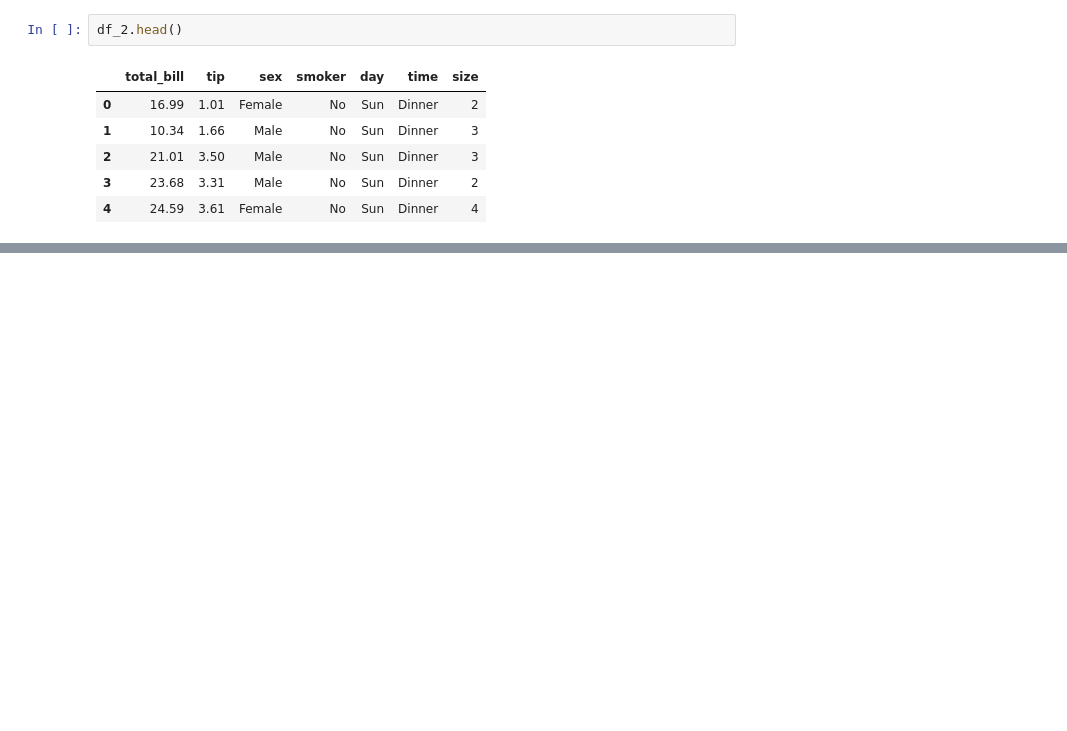
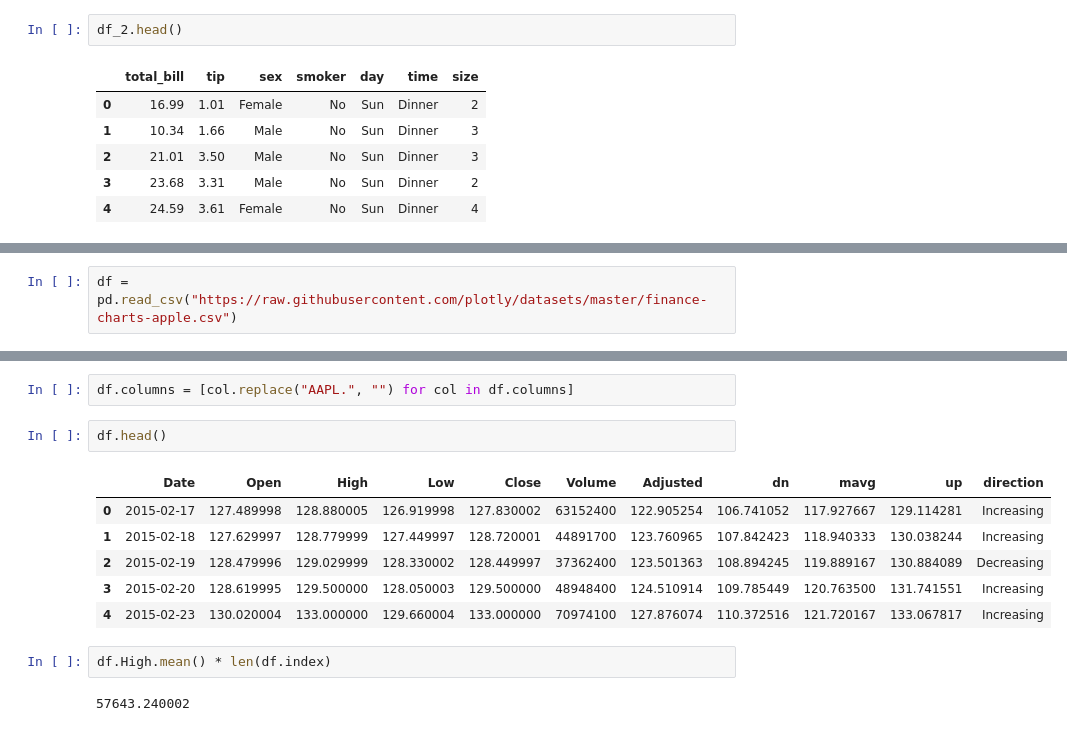
Before and after one commit to sqb-codes/MH_Python_24, a Jupyter notebook: DU_MH_DataScience/PlotlyIntroduction.ipynb, the cells around one changed output, grey strips where cells are left out. Drawn from its saved outputs; the diff is of its cells as text; blank space fills up the shorter version.

```diff
--- a/DU_MH_DataScience/PlotlyIntroduction.ipynb
+++ b/DU_MH_DataScience/PlotlyIntroduction.ipynb
@@ -94,0 +232,2 @@ plot.show()
+# %%
+df = pd.read_csv("https://raw.githubusercontent.com/plotly/datasets/master/finance-charts-apple.csv")
@@ -94,0 +256,15 @@ plot.show()
+# %%
+df.columns = [col.replace("AAPL.", "") for col in df.columns]
+# %%
+df.head()
+# %% [output]
+|  | Date | Open | High | Low | Close | Volume | Adjusted | dn | mavg | up | direction |
+| 0 | 2015-02-17 | 127.489998 | 128.880005 | 126.919998 | 127.830002 | 63152400 | 122.905254 | 106.741052 | 117.927667 | 129.114281 | Increasing |
+| 1 | 2015-02-18 | 127.629997 | 128.779999 | 127.449997 | 128.720001 | 44891700 | 123.760965 | 107.842423 | 118.940333 | 130.038244 | Increasing |
+| 2 | 2015-02-19 | 128.479996 | 129.029999 | 128.330002 | 128.449997 | 37362400 | 123.501363 | 108.894245 | 119.889167 | 130.884089 | Decreasing |
+| 3 | 2015-02-20 | 128.619995 | 129.500000 | 128.050003 | 129.500000 | 48948400 | 124.510914 | 109.785449 | 120.763500 | 131.741551 | Increasing |
+| 4 | 2015-02-23 | 130.020004 | 133.000000 | 129.660004 | 133.000000 | 70974100 | 127.876074 | 110.372516 | 121.720167 | 133.067817 | Increasing |
+# %%
+df.High.mean() * len(df.index)
+# %% [output]
+57643.240002
```
Also changed, not shown: parts of 15 cells of this notebook, 1 other file.
